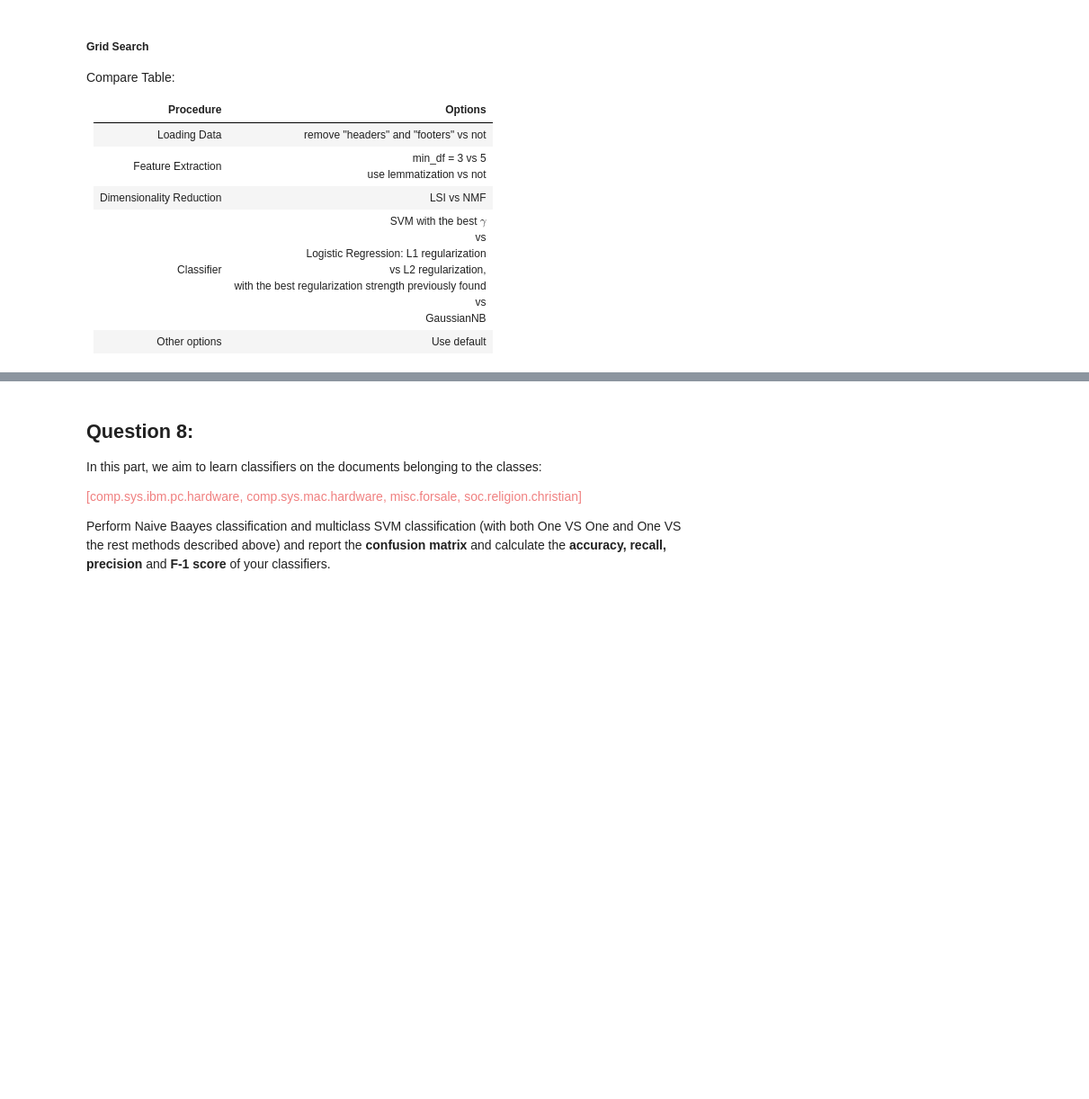
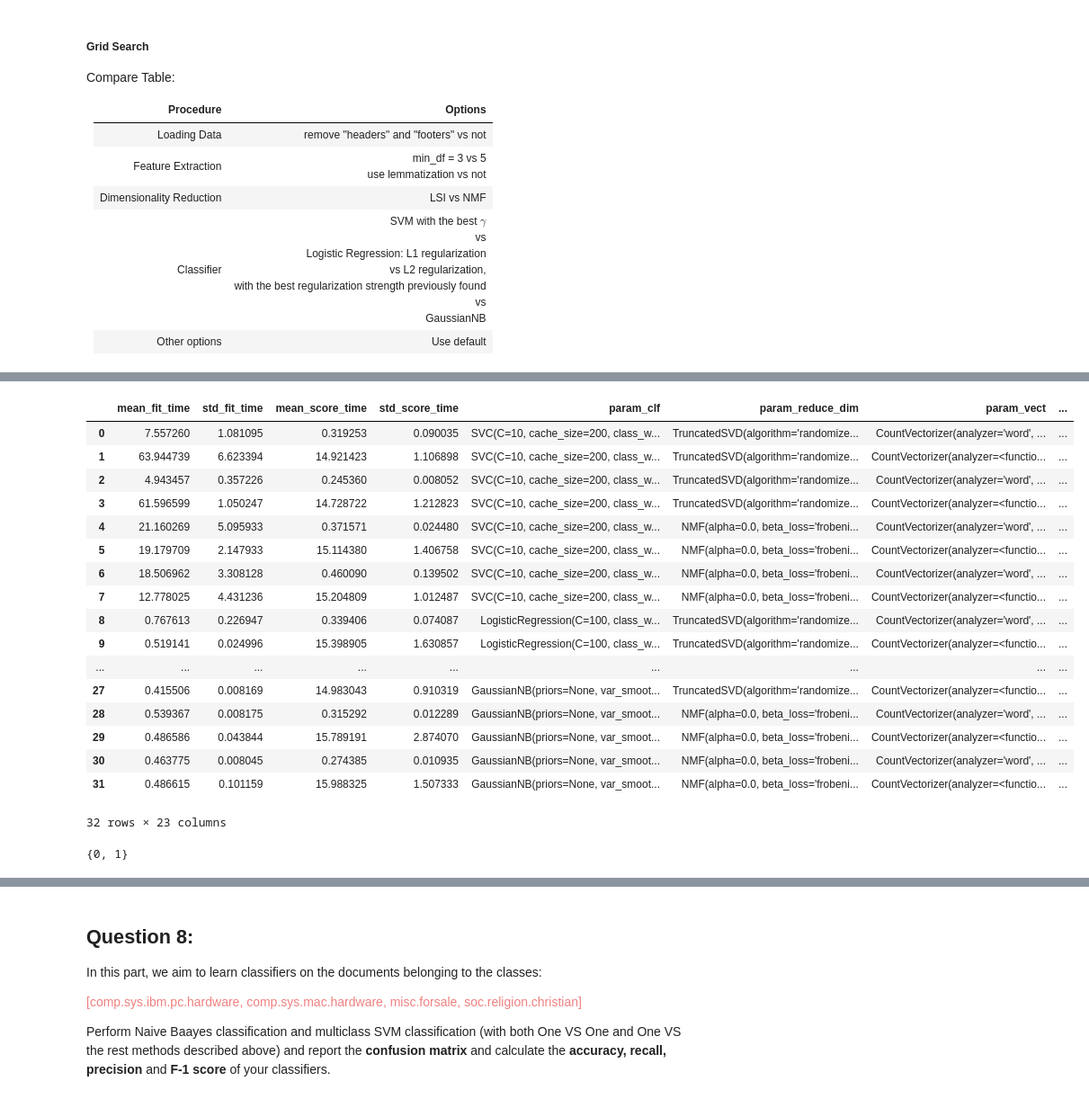
Before and after one commit to Shuyifan/ECE-219-Large-Scale-Data-Mining-Project, a Jupyter notebook: Project1.ipynb, the cells around one changed output, grey strips where cells are left out. Shown at 90% size. Drawn from its saved outputs; the diff is of its cells as text; code cells hidden in the pictures; blank space fills up the shorter version.

```diff
--- a/Project1.ipynb
+++ b/Project1.ipynb
@@ -263,11 +158,7 @@ CountVectorizer(analyzer='word', binary=False, decode_error='strict',
 from nltk import pos_tag,word_tokenize
 from nltk.stem.wordnet import WordNetLemmatizer
 from nltk.corpus import wordnet as wn
-from sklearn.feature_extraction.text import ENGLISH_STOP_WORDS
-import numpy as np
-np.random.seed(42)
-import random
-random.seed(42)
+from sklearn.feature_extraction.text import ENGLISH_STOP_WORDS, CountVectorizer
 
 wnl = WordNetLemmatizer()
 
@@ -282,29 +173,24 @@ def penn2morphy(penntag):
     except:
         return 'n'
 
-def lemmatize_sent_demo(text):
-    # Text input is string, returns array of lowercased strings(words).
-    return [wnl.lemmatize(word.lower(), pos=penn2morphy(tag))
-            for word, tag in pos_tag(nltk.word_tokenize(text))]
 def lemmatize_sent(list_word):
     # Text input is string, returns array of lowercased strings(words).
     return [wnl.lemmatize(word.lower(), pos=penn2morphy(tag))
             for word, tag in pos_tag(list_word)]
 
-def stemmed_words(doc):
-    return (stemmer.stem(w) for w in analyzer(doc))
-
-def stem_rmv_punc(doc):
+# remove nums as well as stop words
+def stem_rmv_nums(doc):
     return (word for word in lemmatize_sent(analyzer(doc)) if word not in stop_words and not word.isdigit())
 
 analyzer = CountVectorizer().build_analyzer()
-vec = CountVectorizer(min_df=3, analyzer=stem_rmv_punc, stop_words = 'english') # new vectorizer
-print(vec)
+vectorizer = CountVectorizer(min_df=3, analyzer=stem_rmv_nums) # we have removed stopwords when removing nums
+
+print(vectorizer)
 print('-' * 20)
-X_train = vec.fit_transform(train_dataset.data)
+X_train = vectorizer.fit_transform(train_dataset.data)
 print(X_train.shape)
 print('-' * 20)
-print(len(vec.get_feature_names()))
+print(len(vectorizer.get_feature_names()))
 print('-' * 20)
-print(vec.get_feature_names()[:100])
+print(vectorizer.get_feature_names()[:100])
 # %% [output]
@@ -1214,4 +1093,24 @@ Fitting 5 folds for each of 32 candidates, totalling 160 fits
 # %%
 import pandas as pd
 
+result = pd.DataFrame(grid.cv_results_)
 pd.DataFrame(grid.cv_results_)
+# %% [output]
+|  | mean_fit_time | std_fit_time | mean_score_time | std_score_time | param_clf | param_reduce_dim | param_vect | ... |
+| 0 | 7.557260 | 1.081095 | 0.319253 | 0.090035 | SVC(C=10, cache_size=200, class_w... | TruncatedSVD(algorithm='randomize... | CountVectorizer(analyzer='word', ... | ... |
+| 1 | 63.944739 | 6.623394 | 14.921423 | 1.106898 | SVC(C=10, cache_size=200, class_w... | TruncatedSVD(algorithm='randomize... | CountVectorizer(analyzer=<functio... | ... |
+| 2 | 4.943457 | 0.357226 | 0.245360 | 0.008052 | SVC(C=10, cache_size=200, class_w... | TruncatedSVD(algorithm='randomize... | CountVectorizer(analyzer='word', ... | ... |
+| 3 | 61.596599 | 1.050247 | 14.728722 | 1.212823 | SVC(C=10, cache_size=200, class_w... | TruncatedSVD(algorithm='randomize... | CountVectorizer(analyzer=<functio... | ... |
+| 4 | 21.160269 | 5.095933 | 0.371571 | 0.024480 | SVC(C=10, cache_size=200, class_w... | NMF(alpha=0.0, beta_loss='frobeni... | CountVectorizer(analyzer='word', ... | ... |
+| 5 | 19.179709 | 2.147933 | 15.114380 | 1.406758 | SVC(C=10, cache_size=200, class_w... | NMF(alpha=0.0, beta_loss='frobeni... | CountVectorizer(analyzer=<functio... | ... |
+| 6 | 18.506962 | 3.308128 | 0.460090 | 0.139502 | SVC(C=10, cache_size=200, class_w... | NMF(alpha=0.0, beta_loss='frobeni... | CountVectorizer(analyzer='word', ... | ... |
+| 7 | 12.778025 | 4.431236 | 15.204809 | 1.012487 | SVC(C=10, cache_size=200, class_w... | NMF(alpha=0.0, beta_loss='frobeni... | CountVectorizer(analyzer=<functio... | ... |
+| 8 | 0.767613 | 0.226947 | 0.339406 | 0.074087 | LogisticRegression(C=100, class_w... | TruncatedSVD(algorithm='randomize... | CountVectorizer(analyzer='word', ... | ... |
+| 9 | 0.519141 | 0.024996 | 15.398905 | 1.630857 | LogisticRegression(C=100, class_w... | TruncatedSVD(algorithm='randomize... | CountVectorizer(analyzer=<functio... | ... |
+| ... | ... | ... | ... | ... | ... | ... | ... | ... |
+| 27 | 0.415506 | 0.008169 | 14.983043 | 0.910319 | GaussianNB(priors=None, var_smoot... | TruncatedSVD(algorithm='randomize... | CountVectorizer(analyzer=<functio... | ... |
+| 28 | 0.539367 | 0.008175 | 0.315292 | 0.012289 | GaussianNB(priors=None, var_smoot... | NMF(alpha=0.0, beta_loss='frobeni... | CountVectorizer(analyzer='word', ... | ... |
+| 29 | 0.486586 | 0.043844 | 15.789191 | 2.874070 | GaussianNB(priors=None, var_smoot... | NMF(alpha=0.0, beta_loss='frobeni... | CountVectorizer(analyzer=<functio... | ... |
+| 30 | 0.463775 | 0.008045 | 0.274385 | 0.010935 | GaussianNB(priors=None, var_smoot... | NMF(alpha=0.0, beta_loss='frobeni... | CountVectorizer(analyzer='word', ... | ... |
+| 31 | 0.486615 | 0.101159 | 15.988325 | 1.507333 | GaussianNB(priors=None, var_smoot... | NMF(alpha=0.0, beta_loss='frobeni... | CountVectorizer(analyzer=<functio... | ... |
+32 rows × 23 columns
@@ -1235,0 +1117,17 @@ rmtree(cachedir)
+# %%
+# remove headers and footers
+
+categories = ['comp.graphics', 'comp.os.ms-windows.misc', 'comp.sys.ibm.pc.hardware', 'comp.sys.mac.hardware',
+              'rec.autos', 'rec.motorcycles', 'rec.sport.baseball', 'rec.sport.hockey']
+
+train_dataset_rm = fetch_20newsgroups(subset = 'train', categories = categories, shuffle=True,
+                                      random_state=None, remove=('headers', 'footers'))
+test_dataset_rm = fetch_20newsgroups(subset = 'test', categories = categories, shuffle=True,
+                                     random_state=None, remove=('headers', 'footers'))
+
+new_train_label_rm = re_label(train_dataset_rm)
+new_test_label_rm = re_label(test_dataset_rm)
+
+print(set(new_train_label_rm))
+# %% [output]
+{0, 1}
```
Also changed, not shown: parts of 64 cells of this notebook.
